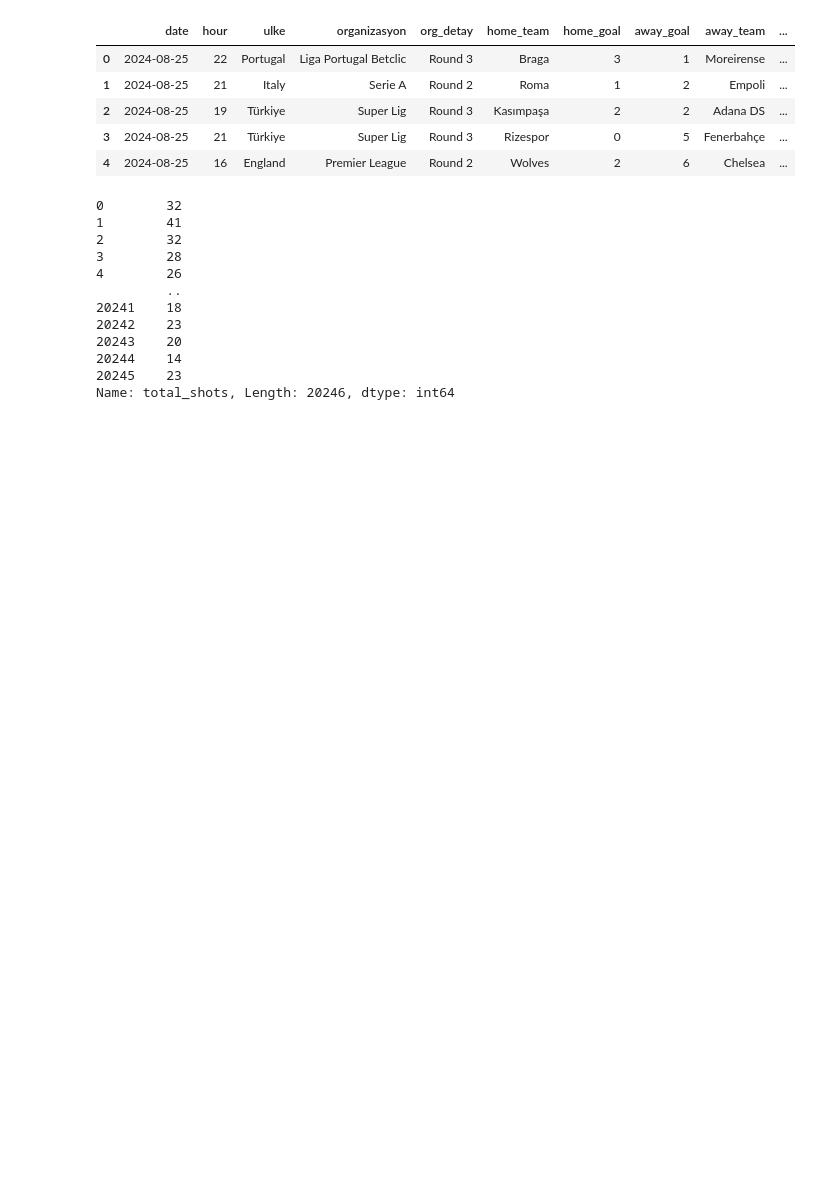
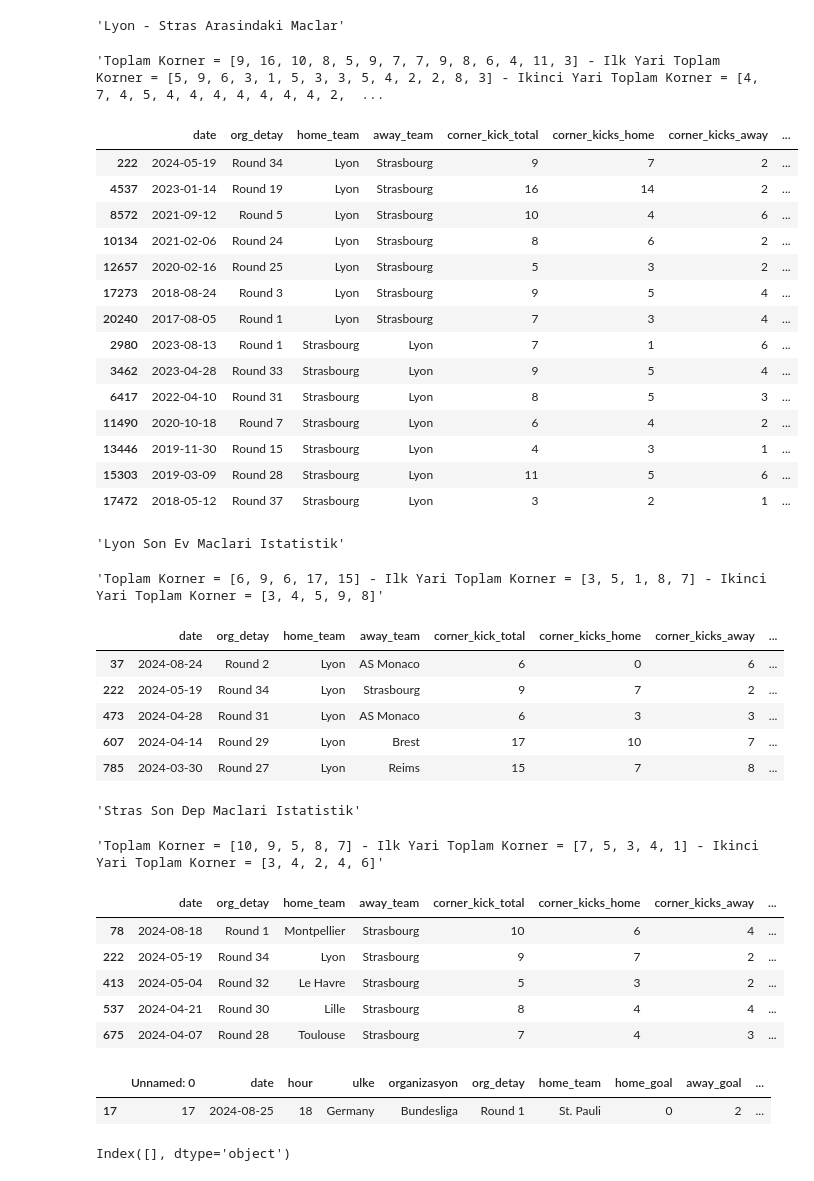
Before and after one commit to jesustr/sofa_calisma, a Jupyter notebook: sofa_functions.ipynb, the cells around one changed output. Cells and saved outputs as stored; diff of their text form; code cells hidden in the pictures; blank space fills up the shorter version.

```diff
--- a/sofa_functions.ipynb
+++ b/sofa_functions.ipynb
@@ -17,7 +17,7 @@ pd.set_option('display.max_colwidth', None)
 pd.set_option('display.max_columns', None)
 pd.set_option('display.width', None)
 
-def corner(home,away,hafta= 5,period= None):
+def corner_(home,away,hafta= 5,period= None):
     df_all = pd.read_csv('/Users/icy/sofascore/sofa_calisma/csvler/last_df.csv', parse_dates=['date'])
     df = df_all[['date','org_detay','home_team','away_team','corner_kick_total','corner_kicks_home','corner_kicks_away','corner_kick_total_firsthalf','corner_kicks_home_firsthalf',
     'corner_kicks_away_firsthalf','corner_kick_total_secondhalf','corner_kicks_home_secondhalf','corner_kicks_away_secondhalf','home_goal','away_goal','result','home_iy_goal','away_iy_goal','iy_result','referee','season','ulke','season_round','season_period']]
@@ -77,27 +77,48 @@ def corner(home,away,hafta= 5,period= None):
         display(f'Ilk Yari Toplam Korner =    {away_toplam_iy_corner_period}')
         display(f'Ikinci Yari Toplam Korner = {away_toplam_ikinci_corner_period}')
         display(HTML(df_away_period_corner_html))
-# %%
-df.head()
-# %% [output]
-|  | date | hour | ulke | organizasyon | org_detay | home_team | home_goal | away_goal | away_team | ... |
-| 0 | 2024-08-25 | 22 | Portugal | Liga Portugal Betclic | Round 3 | Braga | 3 | 1 | Moreirense | ... |
-| 1 | 2024-08-25 | 21 | Italy | Serie A | Round 2 | Roma | 1 | 2 | Empoli | ... |
-| 2 | 2024-08-25 | 19 | Türkiye | Super Lig | Round 3 | Kasımpaşa | 2 | 2 | Adana DS | ... |
-| 3 | 2024-08-25 | 21 | Türkiye | Super Lig | Round 3 | Rizespor | 0 | 5 | Fenerbahçe | ... |
-| 4 | 2024-08-25 | 16 | England | Premier League | Round 2 | Wolves | 2 | 6 | Chelsea | ... |
-# %%
-df.total_shots
-# %% [output]
-0        32
-1        41
-2        32
-3        28
-4        26
-         ..
-20241    18
-20242    23
-20243    20
-20244    14
-20245    23
-Name: total_shots, Length: 20246, dtype: int64
+# %%
+corner_('Lyon','Stras')
+# %% [output]
+'Lyon - Stras Arasindaki Maclar'
+'Toplam Korner = [9, 16, 10, 8, 5, 9, 7, 7, 9, 8, 6, 4, 11, 3] - Ilk Yari Toplam Korner = [5, 9, 6, 3, 1, 5, 3, 3, 5, 4, 2, 2, 8, 3] - Ikinci Yari Toplam Korner = [4, 7, 4, 5, 4, 4, 4, 4, 4, 4, 4, 2,  ...
+|  | date | org_detay | home_team | away_team | corner_kick_total | corner_kicks_home | corner_kicks_away | ... |
+| 222 | 2024-05-19 | Round 34 | Lyon | Strasbourg | 9 | 7 | 2 | ... |
+| 4537 | 2023-01-14 | Round 19 | Lyon | Strasbourg | 16 | 14 | 2 | ... |
+| 8572 | 2021-09-12 | Round 5 | Lyon | Strasbourg | 10 | 4 | 6 | ... |
+| 10134 | 2021-02-06 | Round 24 | Lyon | Strasbourg | 8 | 6 | 2 | ... |
+| 12657 | 2020-02-16 | Round 25 | Lyon | Strasbourg | 5 | 3 | 2 | ... |
+| 17273 | 2018-08-24 | Round 3 | Lyon | Strasbourg | 9 | 5 | 4 | ... |
+| 20240 | 2017-08-05 | Round 1 | Lyon | Strasbourg | 7 | 3 | 4 | ... |
+| 2980 | 2023-08-13 | Round 1 | Strasbourg | Lyon | 7 | 1 | 6 | ... |
+| 3462 | 2023-04-28 | Round 33 | Strasbourg | Lyon | 9 | 5 | 4 | ... |
+| 6417 | 2022-04-10 | Round 31 | Strasbourg | Lyon | 8 | 5 | 3 | ... |
+| 11490 | 2020-10-18 | Round 7 | Strasbourg | Lyon | 6 | 4 | 2 | ... |
+| 13446 | 2019-11-30 | Round 15 | Strasbourg | Lyon | 4 | 3 | 1 | ... |
+| 15303 | 2019-03-09 | Round 28 | Strasbourg | Lyon | 11 | 5 | 6 | ... |
+| 17472 | 2018-05-12 | Round 37 | Strasbourg | Lyon | 3 | 2 | 1 | ... |
+'Lyon Son Ev Maclari Istatistik'
+'Toplam Korner = [6, 9, 6, 17, 15] - Ilk Yari Toplam Korner = [3, 5, 1, 8, 7] - Ikinci Yari Toplam Korner = [3, 4, 5, 9, 8]'
+|  | date | org_detay | home_team | away_team | corner_kick_total | corner_kicks_home | corner_kicks_away | ... |
+| 37 | 2024-08-24 | Round 2 | Lyon | AS Monaco | 6 | 0 | 6 | ... |
+| 222 | 2024-05-19 | Round 34 | Lyon | Strasbourg | 9 | 7 | 2 | ... |
+| 473 | 2024-04-28 | Round 31 | Lyon | AS Monaco | 6 | 3 | 3 | ... |
+| 607 | 2024-04-14 | Round 29 | Lyon | Brest | 17 | 10 | 7 | ... |
+| 785 | 2024-03-30 | Round 27 | Lyon | Reims | 15 | 7 | 8 | ... |
+'Stras Son Dep Maclari Istatistik'
+'Toplam Korner = [10, 9, 5, 8, 7] - Ilk Yari Toplam Korner = [7, 5, 3, 4, 1] - Ikinci Yari Toplam Korner = [3, 4, 2, 4, 6]'
+|  | date | org_detay | home_team | away_team | corner_kick_total | corner_kicks_home | corner_kicks_away | ... |
+| 78 | 2024-08-18 | Round 1 | Montpellier | Strasbourg | 10 | 6 | 4 | ... |
+| 222 | 2024-05-19 | Round 34 | Lyon | Strasbourg | 9 | 7 | 2 | ... |
+| 413 | 2024-05-04 | Round 32 | Le Havre | Strasbourg | 5 | 3 | 2 | ... |
+| 537 | 2024-04-21 | Round 30 | Lille | Strasbourg | 8 | 4 | 4 | ... |
+| 675 | 2024-04-07 | Round 28 | Toulouse | Strasbourg | 7 | 4 | 3 | ... |
+# %%
+df[df.home_team.str.contains('Pauli')][:20]
+# %% [output]
+|  | Unnamed: 0 | date | hour | ulke | organizasyon | org_detay | home_team | home_goal | away_goal | ... |
+| 17 | 17 | 2024-08-25 | 18 | Germany | Bundesliga | Round 1 | St. Pauli | 0 | 2 | ... |
+# %%
+df.columns[df.columns.duplicated()]
+# %% [output]
+Index([], dtype='object')
```
Also changed, not shown: parts of 2 cells of this notebook, 6 other files.
